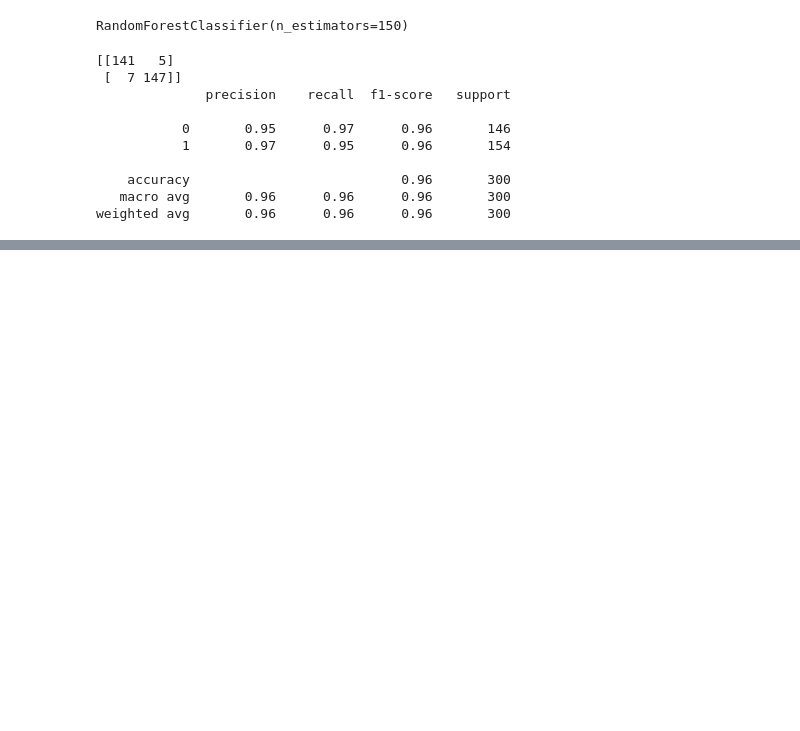
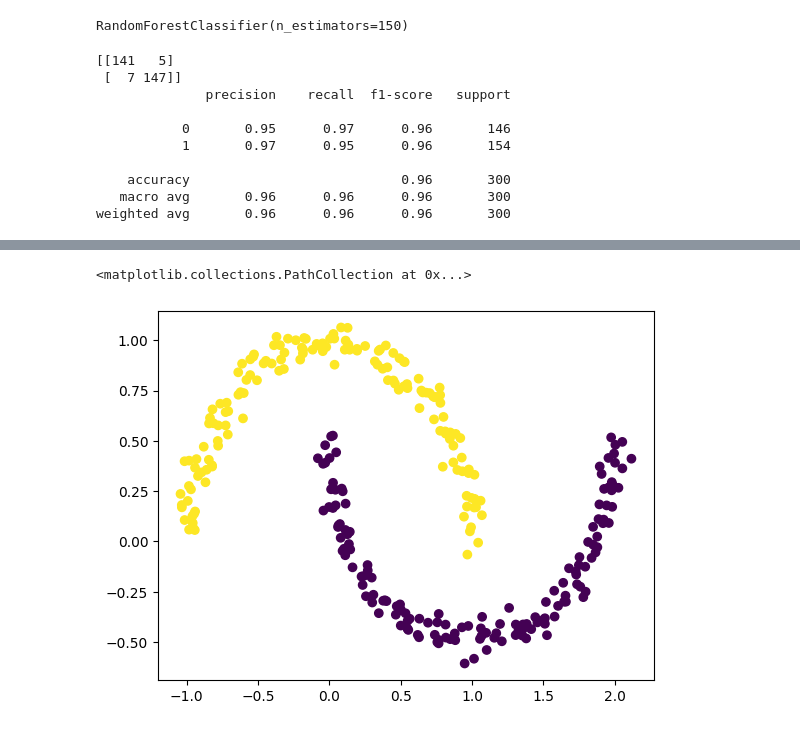
Before and after one commit to WhisperingDreamer/ML-courses, a Jupyter notebook: Classic ml/2ml.ipynb, the cells around one changed output, grey strips where cells are left out. Drawn from its saved outputs; the diff is of its cells as text; code cells hidden in the pictures; blank space fills up the shorter version.

```diff
--- a/Classic ml/2ml.ipynb
+++ b/Classic ml/2ml.ipynb
@@ -1127,0 +1473,7 @@ weighted avg       0.96      0.96      0.96       300
+# %%
+fig, axe = plt.subplots()
+pred_y = sc.fit_predict(X)
+axe.scatter(X[:, 0], X[:, 1], c=pred_y)
+# %% [output]
+<matplotlib.collections.PathCollection at 0x...>
+[figure, added]
```
Also changed, not shown: parts of 46 cells of this notebook.
